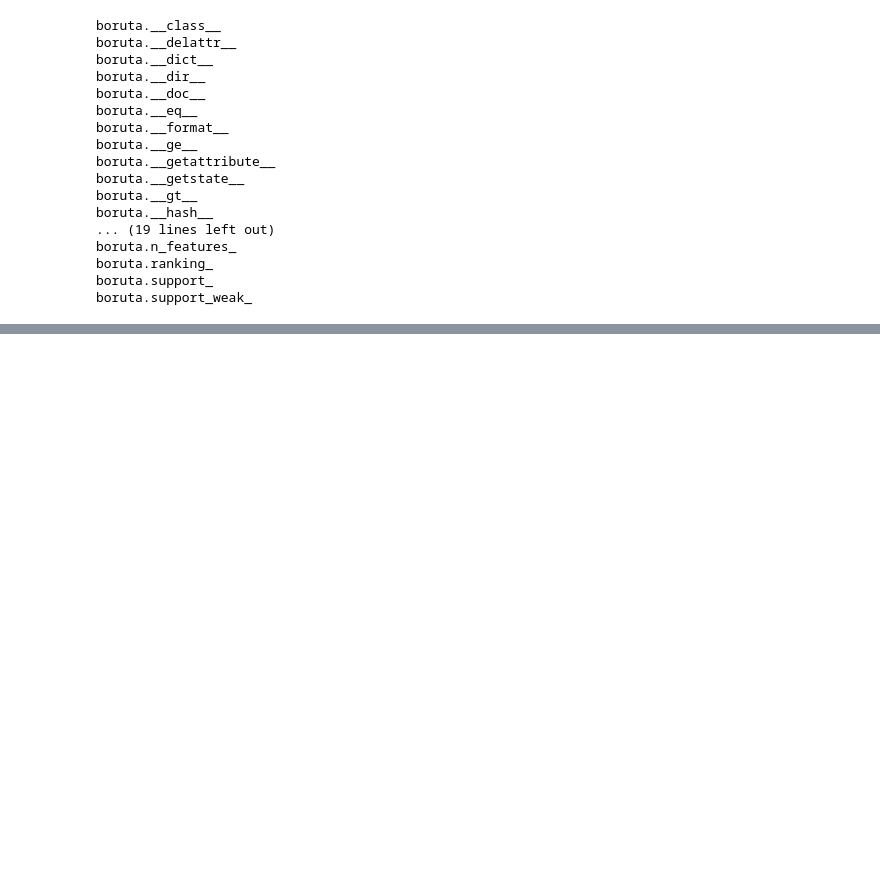
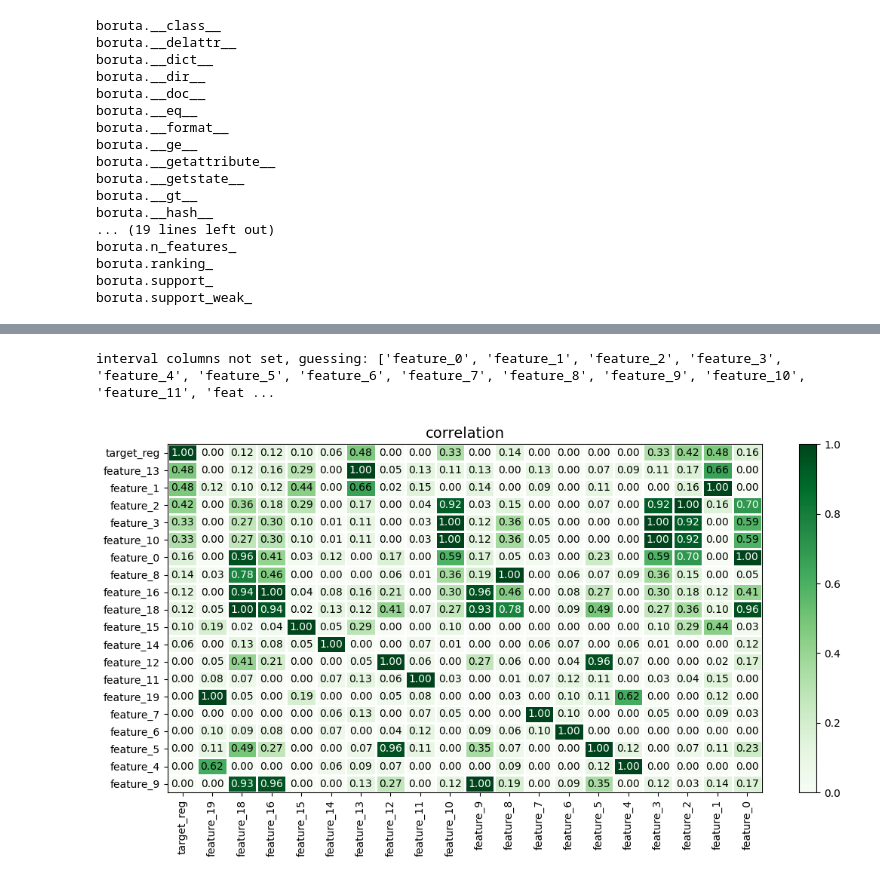
Before and after one commit to meshvedov/competition-ds, a Jupyter notebook: 3_3_Feature_Selection_HW.ipynb, the cells around one changed output, grey strips where cells are left out. Drawn from its saved outputs; the diff is of its cells as text; code cells hidden in the pictures; blank space fills up the shorter version.

```diff
--- a/3_3_Feature_Selection_HW.ipynb
+++ b/3_3_Feature_Selection_HW.ipynb
@@ -171,0 +187,6 @@ boruta.support_weak_
+# %%
+phik_overview_reg = df_mod.drop(columns='target_class').phik_matrix().round(2).sort_values('target_reg')
+plot_correlation_matrix(phik_overview_reg.values, x_labels=phik_overview_reg.columns, y_labels=phik_overview_reg.index, vmin=0, vmax=1, figsize=(11,6), color_map='Greens')
+# %% [output]
+interval columns not set, guessing: ['feature_0', 'feature_1', 'feature_2', 'feature_3', 'feature_4', 'feature_5', 'feature_6', 'feature_7', 'feature_8', 'feature_9', 'feature_10', 'feature_11', 'feat ...
+[figure, added]
```
Also changed, not shown: parts of 25 cells of this notebook.
